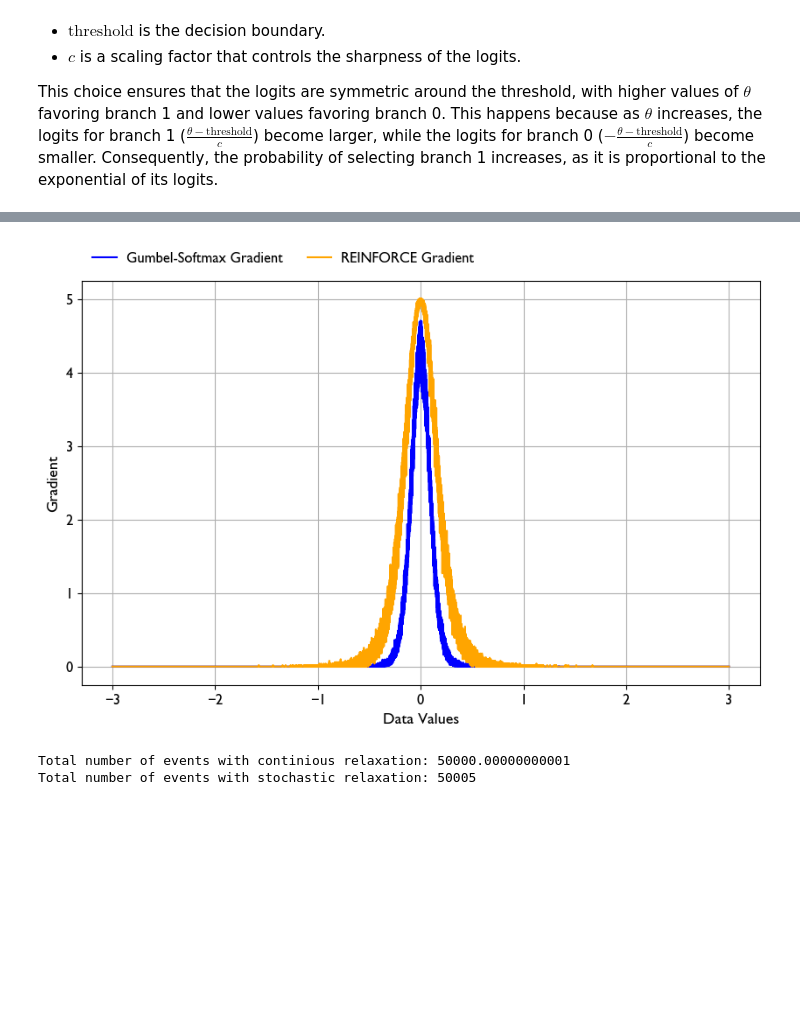
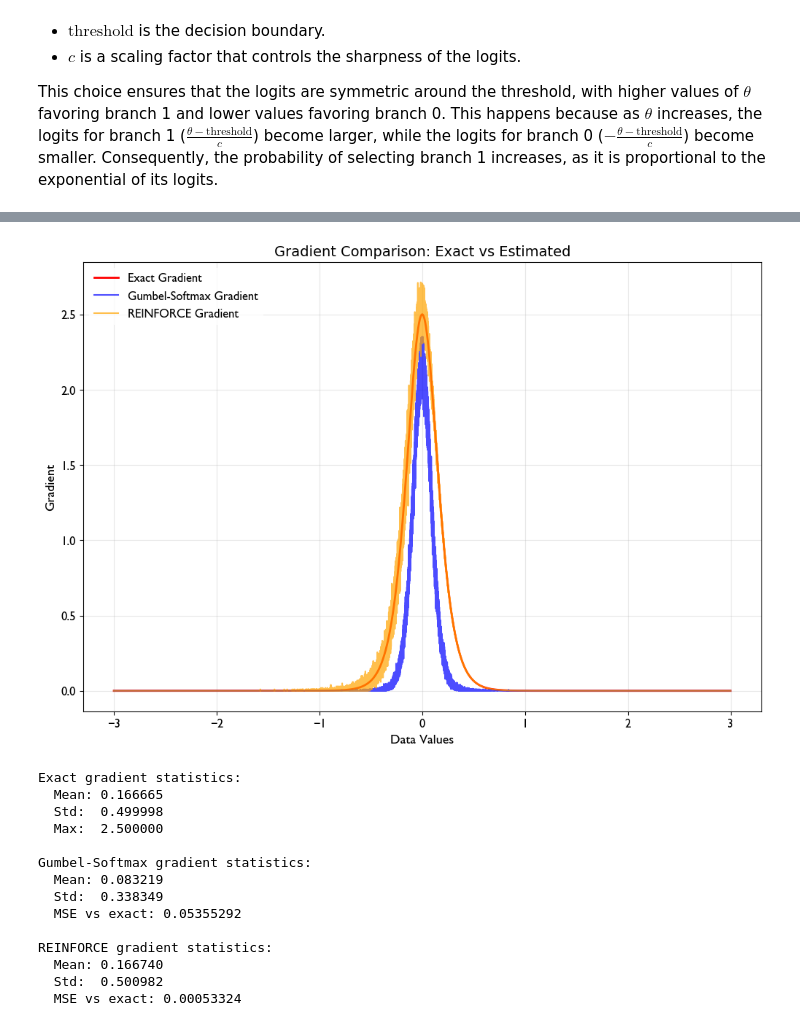
Before and after one commit to MoAly98/mellowgate, a Jupyter notebook: tutorial_cut_relaxation.ipynb, the cells around one changed output, grey strips where cells are left out. Saved outputs shown, nothing was run; the diff lists cells and outputs as text; code cells hidden in the pictures; blank space fills up the shorter version.

Commit message:
test gradients

```diff
--- a/tutorial_cut_relaxation.ipynb
+++ b/tutorial_cut_relaxation.ipynb
@@ -220,28 +257,58 @@ apply_gill_sans_font(ax1, legloc="upper left")
 # %%
 # Gradient comparison
 config_gumbel = GumbelSoftmaxConfig(temperature=0.5, num_samples=500, use_straight_through_estimator=True)
-config_reinforce = ReinforceConfig(num_samples=1000, use_baseline=True)
+config_reinforce = ReinforceConfig(num_samples=1000, use_baseline=False)
 state_reinforce = ReinforceState()
 
+# Compute gradient estimates
 gradient_gumbel = gumbel_softmax_gradient(problem, data, config=config_gumbel)
 gradient_reinforce = reinforce_gradient(problem, data, config=config_reinforce, state=state_reinforce)
 
-fig, ax = plt.subplots(figsize=(10, 6))
-ax.plot(data, gradient_gumbel, label="Gumbel-Softmax Gradient", color="blue")
-ax.plot(data, gradient_reinforce, label="REINFORCE Gradient", color="orange")
+# Compute exact gradient using MellowGate's built-in method
+exact_gradient = problem.compute_exact_gradient(data)
+
+fig, ax = plt.subplots(figsize=(12, 8))
+ax.plot(data, exact_gradient, label="Exact Gradient", color="red", linewidth=2, linestyle="-")
+ax.plot(data, gradient_gumbel, label="Gumbel-Softmax Gradient", color="blue", alpha=0.7)
+ax.plot(data, gradient_reinforce, label="REINFORCE Gradient", color="orange", alpha=0.7)
 
 ax.set_xlabel("Data Values")
 ax.set_ylabel("Gradient")
-ax.legend(fontsize=10, ncols=3)
-ax.grid(True)
-apply_gill_sans_font(ax)
+ax.legend(fontsize=12)
+ax.grid(True, alpha=0.3)
+ax.set_title("Gradient Comparison: Exact vs Estimated", fontsize=14)
+
+apply_gill_sans_font(ax, legloc="upper left")
 plt.show()
+
+# Print some statistics for comparison
+print(f"Exact gradient statistics:")
+print(f"  Mean: {jnp.mean(exact_gradient):.6f}")
+print(f"  Std:  {jnp.std(exact_gradient):.6f}")
+print(f"  Max:  {jnp.max(exact_gradient):.6f}")
+
+print(f"\nGumbel-Softmax gradient statistics:")
+print(f"  Mean: {jnp.mean(gradient_gumbel):.6f}")
+print(f"  Std:  {jnp.std(gradient_gumbel):.6f}")
+print(f"  MSE vs exact: {jnp.mean((gradient_gumbel - exact_gradient)**2):.8f}")
+
+print(f"\nREINFORCE gradient statistics:")
+print(f"  Mean: {jnp.mean(gradient_reinforce):.6f}")
+print(f"  Std:  {jnp.std(gradient_reinforce):.6f}")
+print(f"  MSE vs exact: {jnp.mean((gradient_reinforce - exact_gradient)**2):.8f}")
 # %% [output]
-[figure, old version]
+[figure, new version]
+Exact gradient statistics:
+  Mean: 0.166665
+  Std:  0.499998
+  Max:  2.500000
+
+Gumbel-Softmax gradient statistics:
+  Mean: 0.083219
+  Std:  0.338349
+  MSE vs exact: 0.05355292
+
+REINFORCE gradient statistics:
+  Mean: 0.166740
+  Std:  0.500982
+  MSE vs exact: 0.00053324
-# %%
-# Debugging frequency discrepancy
-print("Total number of events with continious relaxation:", jnp.sum(sigmoid_weights))
-print("Total number of events with stochastic relaxation:", len(stochastic_result))
-# %% [output]
-Total number of events with continious relaxation: 50000.00000000001
-Total number of events with stochastic relaxation: 50005
```
Also changed, not shown: parts of 11 cells of this notebook, 3 other files.
